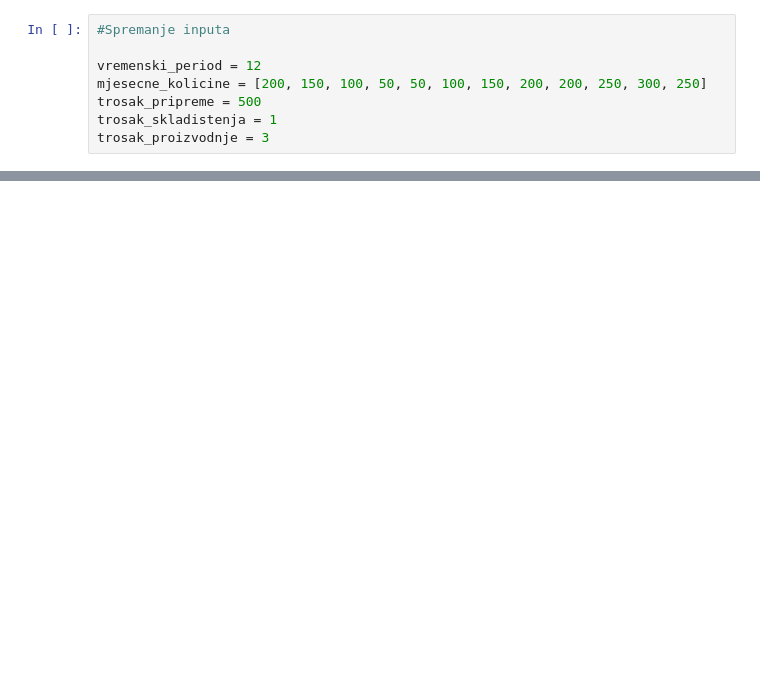
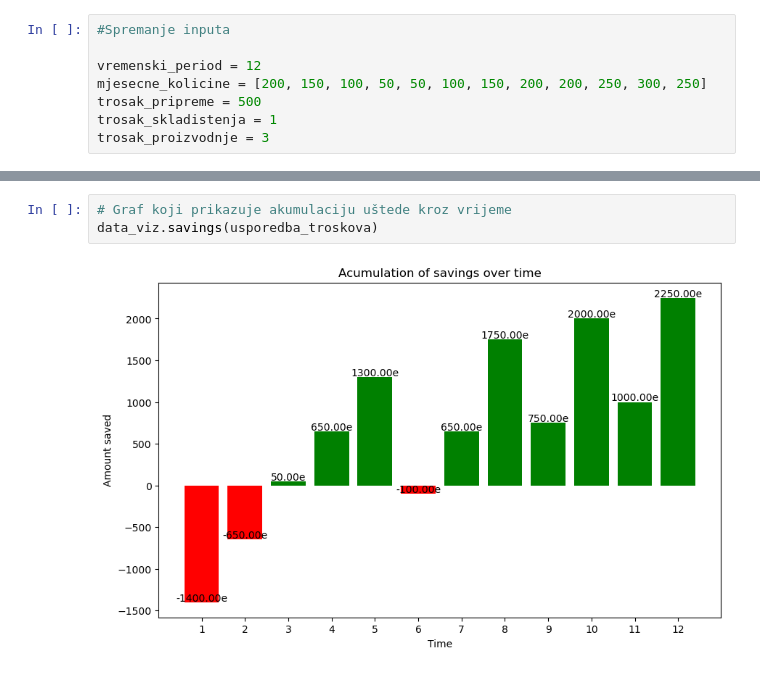
Before and after one commit to JednaKuna/planiranje_proizvodnje, a Jupyter notebook: izracun.ipynb, the cells around one changed output, grey strips where cells are left out. Drawn from its saved outputs; the diff is of its cells as text; blank space fills up the shorter version.

```diff
--- a/izracun.ipynb
+++ b/izracun.ipynb
@@ -441,0 +185,5 @@ plt.show()
+# %%
+# Graf koji prikazuje akumulaciju uštede kroz vrijeme
+data_viz.savings(usporedba_troskova)
+# %% [output]
+[figure, added]
```
Also changed, not shown: parts of 25 cells of this notebook, 3 other files.
